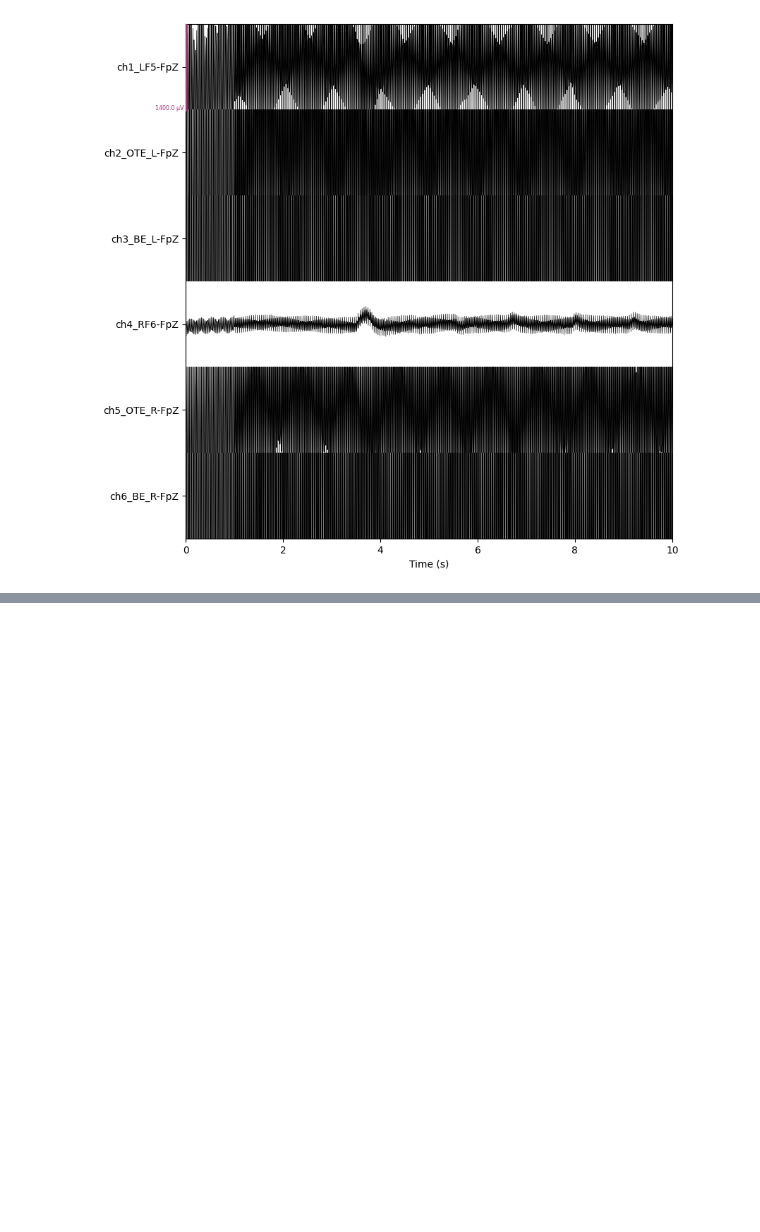
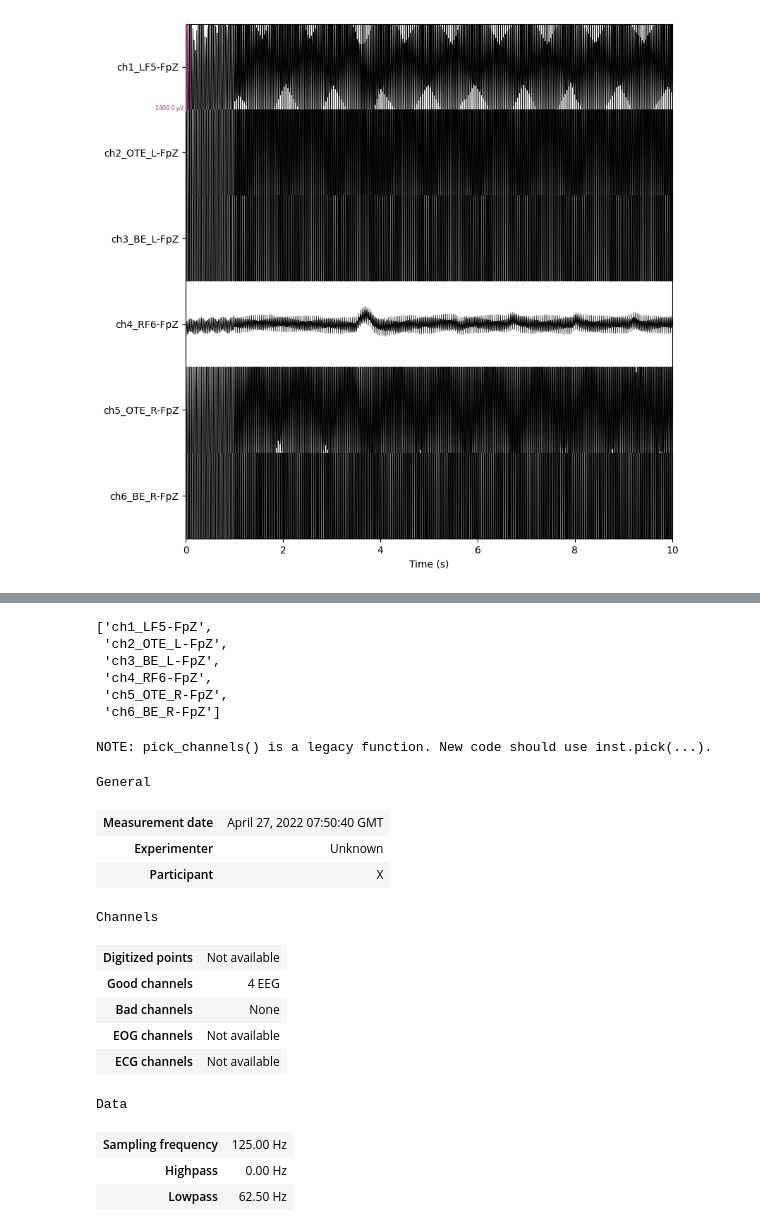
Before and after one commit to SenuraHansaja/H-IoT-Golob-Rice-Compression-Automation, a Jupyter notebook: EEG data/KL_div.ipynb, the cells around one changed output, grey strips where cells are left out. Cells and saved outputs as stored; diff of their text form; code cells hidden in the pictures; blank space fills up the shorter version.

```diff
--- a/EEG data/KL_div.ipynb
+++ b/EEG data/KL_div.ipynb
@@ -84,0 +48,34 @@ Butterworth lowpass zero-phase (two-pass forward and reverse) non-causal filter:
+# %%
+data1.ch_names
+# %% [output]
+['ch1_LF5-FpZ',
+ 'ch2_OTE_L-FpZ',
+ 'ch3_BE_L-FpZ',
+ 'ch4_RF6-FpZ',
+ 'ch5_OTE_R-FpZ',
+ 'ch6_BE_R-FpZ']
+# %%
+# Specify the channels you want to keep -- remove the behind ear bad channels
+channels_to_keep = ['ch1_LF5-FpZ', 'ch2_OTE_L-FpZ', 'ch4_RF6-FpZ', 'ch5_OTE_R-FpZ']
+
+# Use the pick_channels method to modify data1 in place, keeping only the specified channels
+data1_selc = data1.pick_channels(channels_to_keep)
+# %% [output]
+NOTE: pick_channels() is a legacy function. New code should use inst.pick(...).
+# %%
+data1_selc.info
+# %% [output]
+General
+| Measurement date | April 27, 2022 07:50:40 GMT |
+| Experimenter | Unknown |
+| Participant | X |
+Channels
+| Digitized points | Not available |
+| Good channels | 4 EEG |
+| Bad channels | None |
+| EOG channels | Not available |
+| ECG channels | Not available |
+Data
+| Sampling frequency | 125.00 Hz |
+| Highpass | 0.00 Hz |
+| Lowpass | 62.50 Hz |
```
Also changed, not shown: parts of 10 cells of this notebook.
